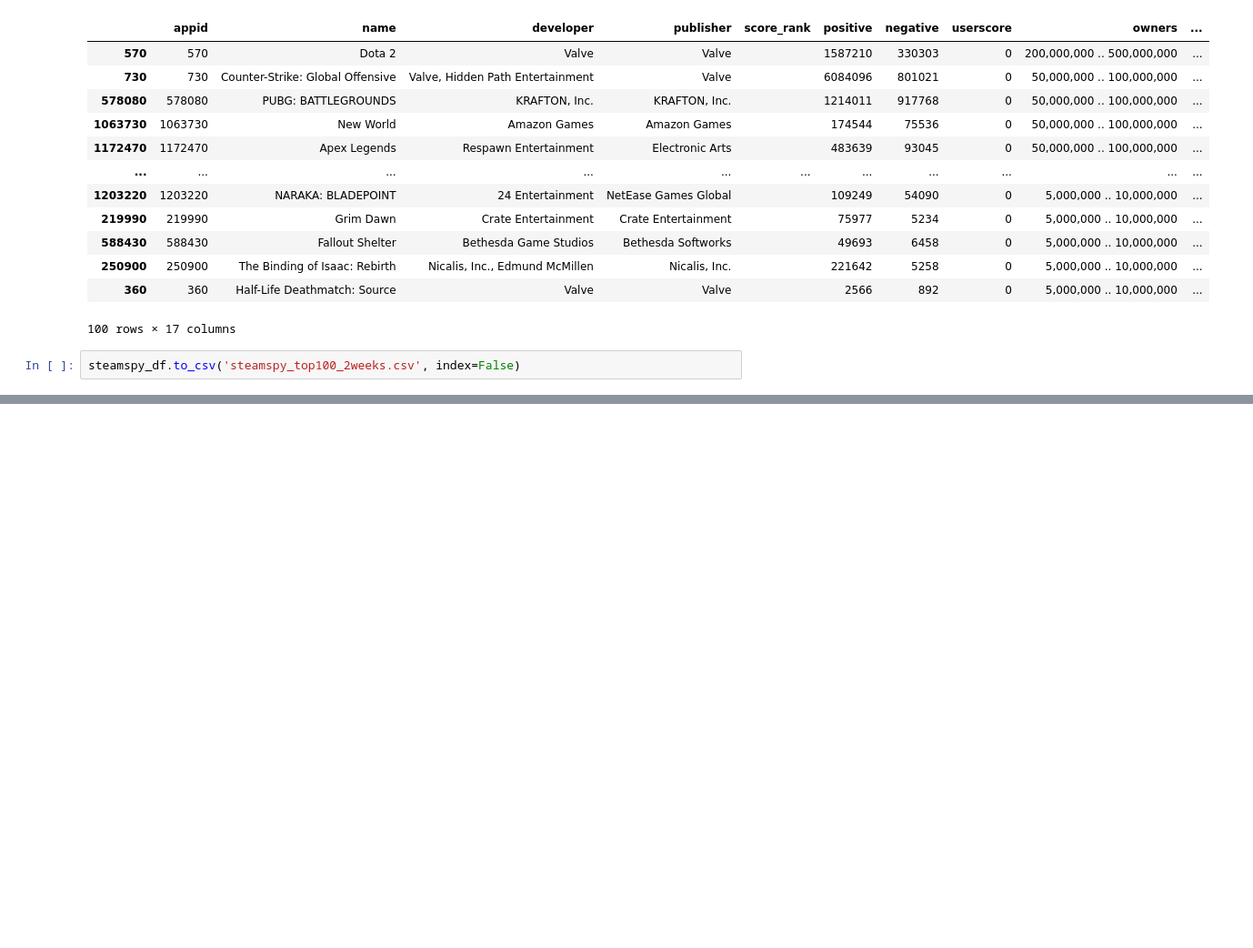
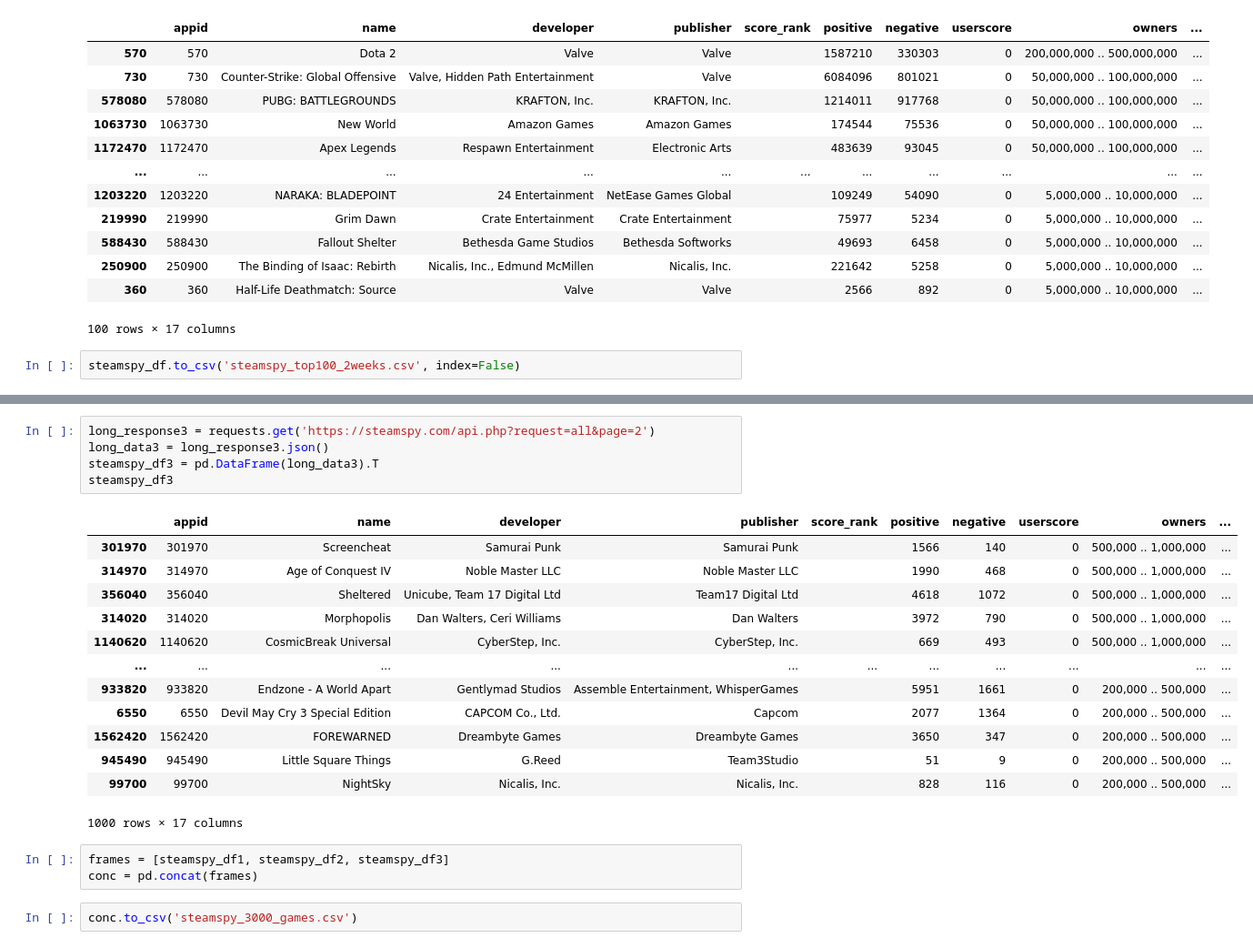
Before and after one commit to Estimating-steam-hours/Steam-Hours-Capstone, a Jupyter notebook: Michael/michael_working_notebook.ipynb, the cells around one changed output, grey strips where cells are left out. Shown: that part at 91% size. Drawn from its saved outputs; the diff is of its cells as text; blank space fills up the shorter version.

```diff
--- a/Michael/michael_working_notebook.ipynb
+++ b/Michael/michael_working_notebook.ipynb
@@ -48,0 +111,24 @@ steamspy_df.to_csv('steamspy_top100_2weeks.csv', index=False)
+# %%
+long_response3 = requests.get('https://steamspy.com/api.php?request=all&page=2')
+long_data3 = long_response3.json()
+steamspy_df3 = pd.DataFrame(long_data3).T
+steamspy_df3
+# %% [output]
+|  | appid | name | developer | publisher | score_rank | positive | negative | userscore | owners | ... |
+| 301970 | 301970 | Screencheat | Samurai Punk | Samurai Punk |  | 1566 | 140 | 0 | 500,000 .. 1,000,000 | ... |
+| 314970 | 314970 | Age of Conquest IV | Noble Master LLC | Noble Master LLC |  | 1990 | 468 | 0 | 500,000 .. 1,000,000 | ... |
+| 356040 | 356040 | Sheltered | Unicube, Team 17 Digital Ltd | Team17 Digital Ltd |  | 4618 | 1072 | 0 | 500,000 .. 1,000,000 | ... |
+| 314020 | 314020 | Morphopolis | Dan Walters, Ceri Williams | Dan Walters |  | 3972 | 790 | 0 | 500,000 .. 1,000,000 | ... |
+| 1140620 | 1140620 | CosmicBreak Universal | CyberStep, Inc. | CyberStep, Inc. |  | 669 | 493 | 0 | 500,000 .. 1,000,000 | ... |
+| ... | ... | ... | ... | ... | ... | ... | ... | ... | ... | ... |
+| 933820 | 933820 | Endzone - A World Apart | Gentlymad Studios | Assemble Entertainment, WhisperGames |  | 5951 | 1661 | 0 | 200,000 .. 500,000 | ... |
+| 6550 | 6550 | Devil May Cry 3 Special Edition | CAPCOM Co., Ltd. | Capcom |  | 2077 | 1364 | 0 | 200,000 .. 500,000 | ... |
+| 1562420 | 1562420 | FOREWARNED | Dreambyte Games | Dreambyte Games |  | 3650 | 347 | 0 | 200,000 .. 500,000 | ... |
+| 945490 | 945490 | Little Square Things | G.Reed | Team3Studio |  | 51 | 9 | 0 | 200,000 .. 500,000 | ... |
+| 99700 | 99700 | NightSky | Nicalis, Inc. | Nicalis, Inc. |  | 828 | 116 | 0 | 200,000 .. 500,000 | ... |
+1000 rows × 17 columns
+# %%
+frames = [steamspy_df1, steamspy_df2, steamspy_df3]
+conc = pd.concat(frames)
+# %%
+conc.to_csv('steamspy_3000_games.csv')
```
Also changed, not shown: parts of 7 cells of this notebook.
